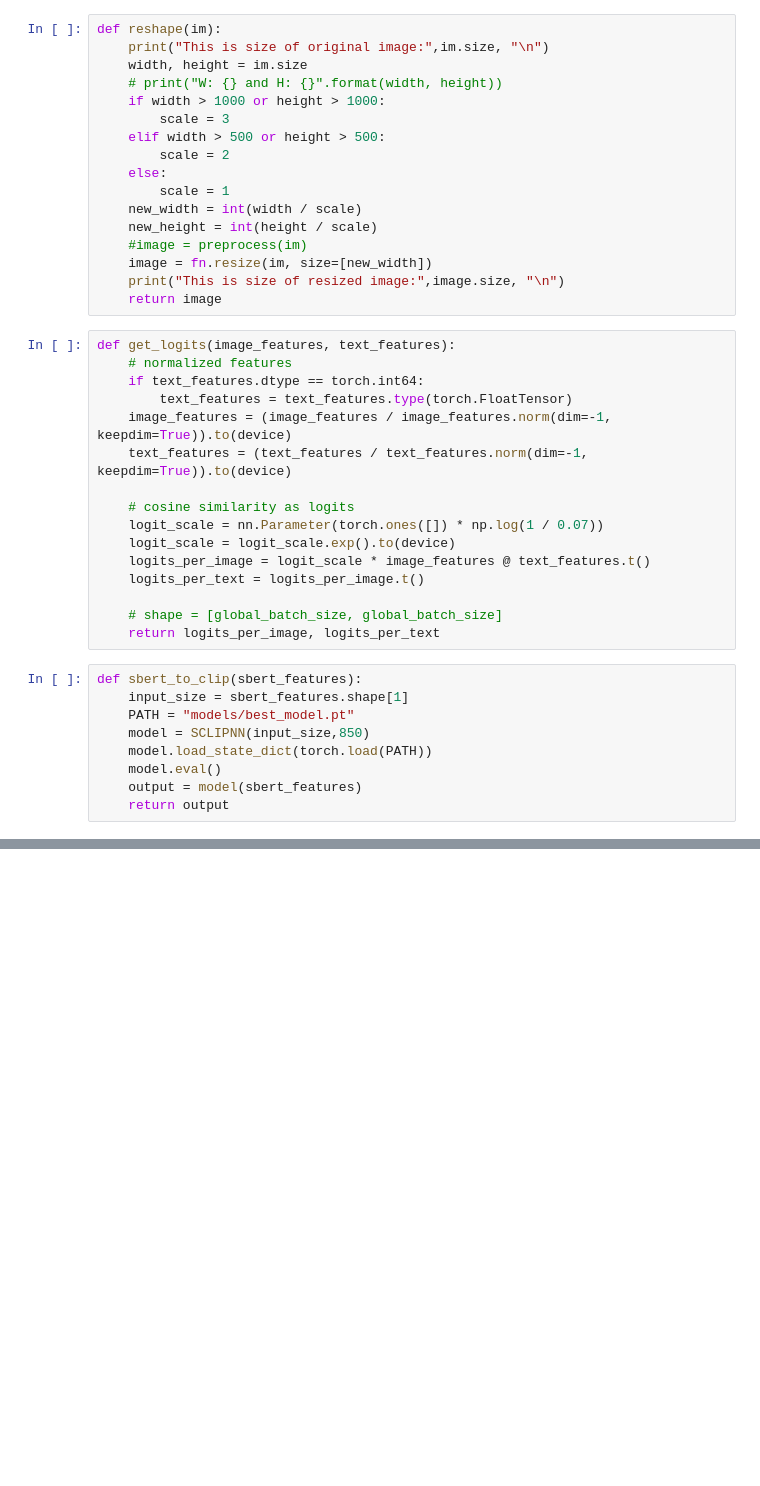
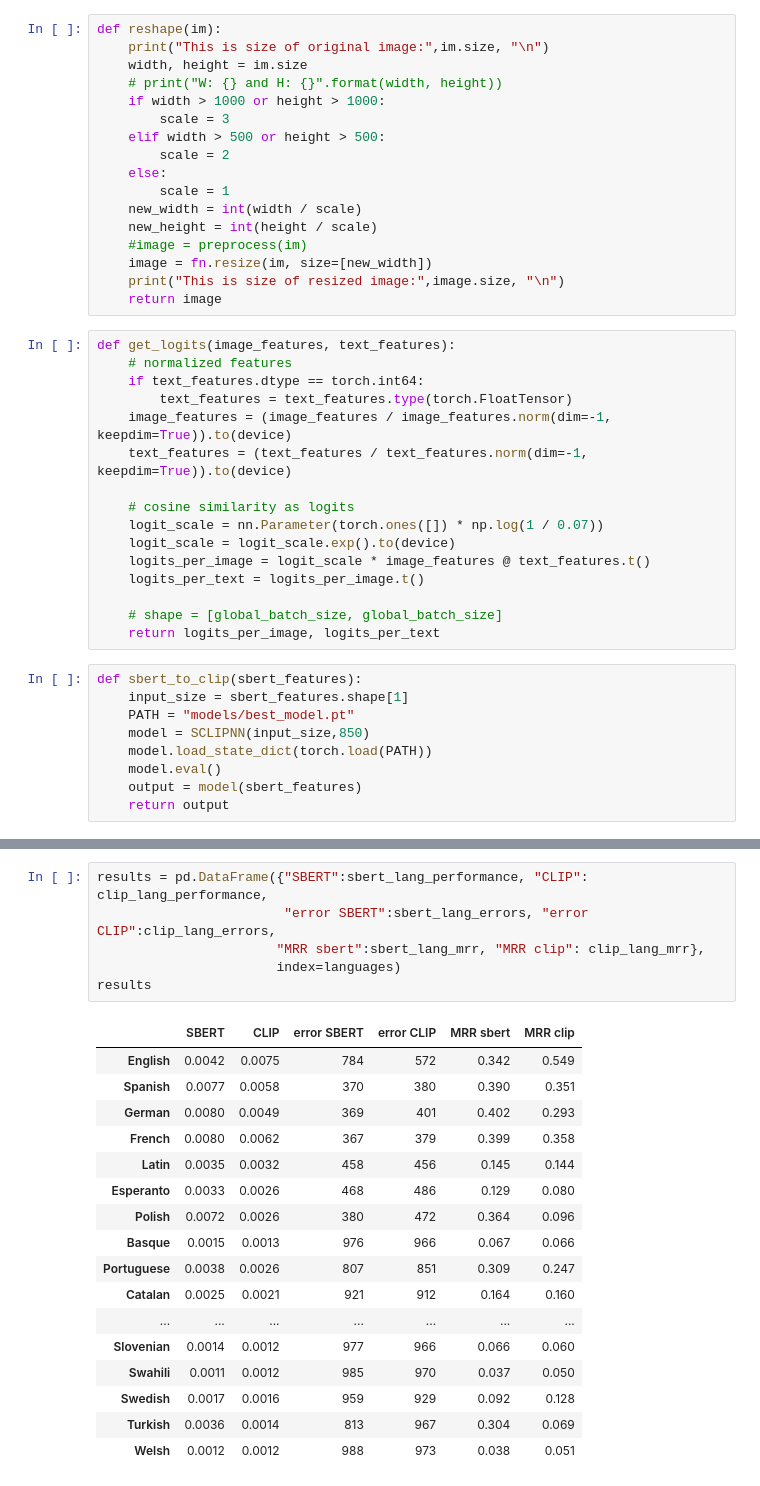
Before and after one commit to ancordovag/SCLIP, a Jupyter notebook: experiment.ipynb, the cells around one changed output, grey strips where cells are left out. Drawn from its saved outputs; the diff is of its cells as text; blank space fills up the shorter version.

```diff
--- a/experiment.ipynb
+++ b/experiment.ipynb
@@ -90,0 +184,24 @@ with torch.no_grad():
+# %%
+results = pd.DataFrame({"SBERT":sbert_lang_performance, "CLIP": clip_lang_performance,
+                        "error SBERT":sbert_lang_errors, "error CLIP":clip_lang_errors,
+                       "MRR sbert":sbert_lang_mrr, "MRR clip": clip_lang_mrr},
+                       index=languages)
+results
+# %% [output]
+|  | SBERT | CLIP | error SBERT | error CLIP | MRR sbert | MRR clip |
+| English | 0.0042 | 0.0075 | 784 | 572 | 0.342 | 0.549 |
+| Spanish | 0.0077 | 0.0058 | 370 | 380 | 0.390 | 0.351 |
+| German | 0.0080 | 0.0049 | 369 | 401 | 0.402 | 0.293 |
+| French | 0.0080 | 0.0062 | 367 | 379 | 0.399 | 0.358 |
+| Latin | 0.0035 | 0.0032 | 458 | 456 | 0.145 | 0.144 |
+| Esperanto | 0.0033 | 0.0026 | 468 | 486 | 0.129 | 0.080 |
+| Polish | 0.0072 | 0.0026 | 380 | 472 | 0.364 | 0.096 |
+| Basque | 0.0015 | 0.0013 | 976 | 966 | 0.067 | 0.066 |
+| Portuguese | 0.0038 | 0.0026 | 807 | 851 | 0.309 | 0.247 |
+| Catalan | 0.0025 | 0.0021 | 921 | 912 | 0.164 | 0.160 |
+| ... | ... | ... | ... | ... | ... | ... |
+| Slovenian | 0.0014 | 0.0012 | 977 | 966 | 0.066 | 0.060 |
+| Swahili | 0.0011 | 0.0012 | 985 | 970 | 0.037 | 0.050 |
+| Swedish | 0.0017 | 0.0016 | 959 | 929 | 0.092 | 0.128 |
+| Turkish | 0.0036 | 0.0014 | 813 | 967 | 0.304 | 0.069 |
+| Welsh | 0.0012 | 0.0012 | 988 | 973 | 0.038 | 0.051 |
```
Also changed, not shown: parts of 10 cells of this notebook, 3 other files.
